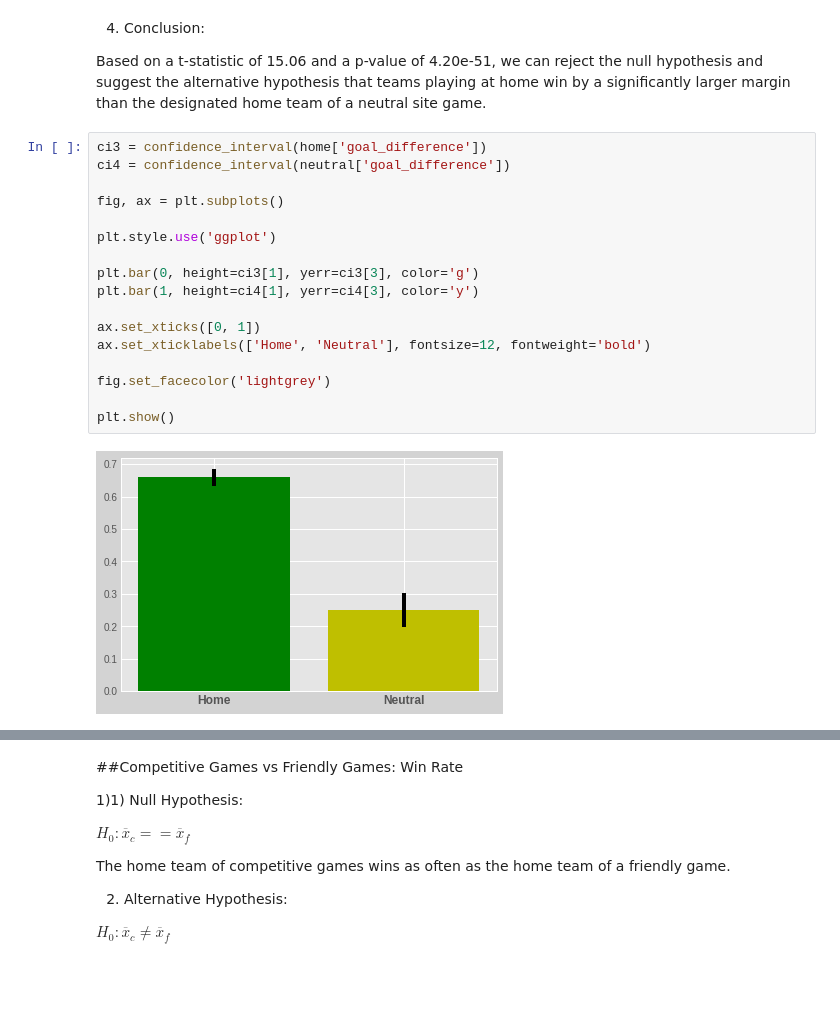
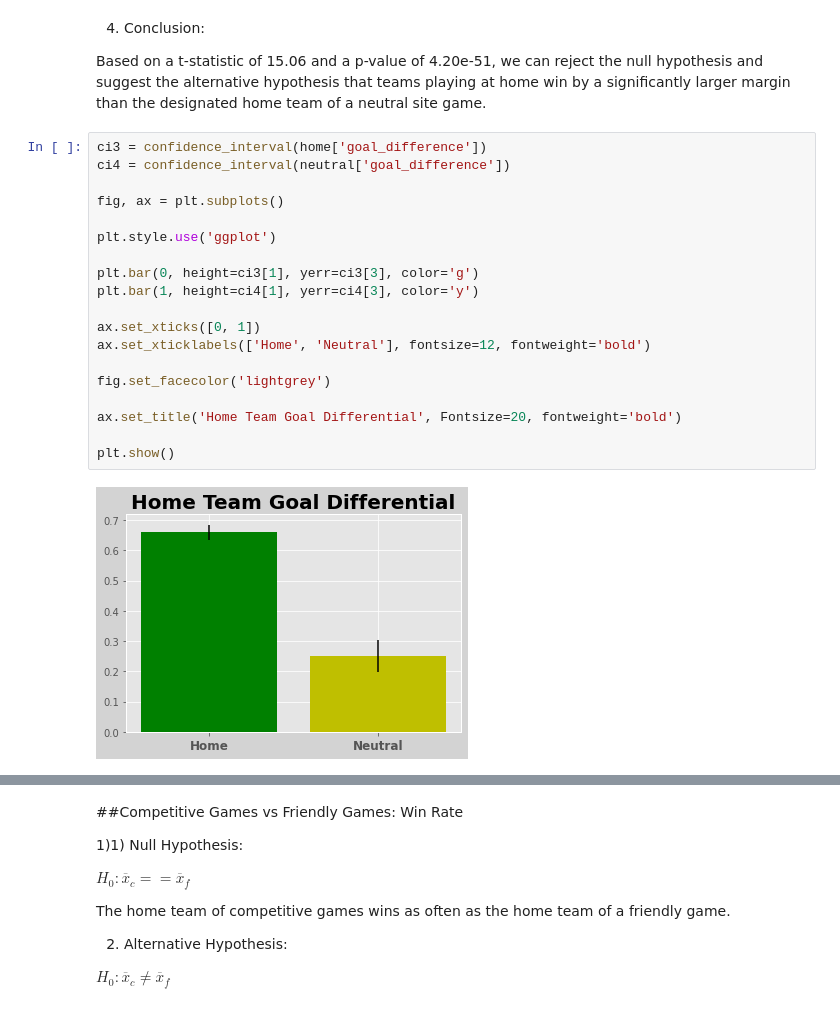
Before and after one commit to Tristan-Brown1096/DS18_Unit_1_Build_Week_Project, a Jupyter notebook: unit_1_build_week_project.ipynb, the cells around one changed output, grey strips where cells are left out. Drawn from its saved outputs; the diff is of its cells as text; blank space fills up the shorter version.

```diff
--- a/unit_1_build_week_project.ipynb
+++ b/unit_1_build_week_project.ipynb
@@ -273,22 +276,24 @@ Based on a t-statistic of 15.06 and a p-value of 4.20e-51, we can reject the nul
 # %%
 ci3 = confidence_interval(home['goal_difference'])
 ci4 = confidence_interval(neutral['goal_difference'])
 
 fig, ax = plt.subplots()
 
 plt.style.use('ggplot')
 
 plt.bar(0, height=ci3[1], yerr=ci3[3], color='g')
 plt.bar(1, height=ci4[1], yerr=ci4[3], color='y')
 
 ax.set_xticks([0, 1])
 ax.set_xticklabels(['Home', 'Neutral'], fontsize=12, fontweight='bold')
 
 fig.set_facecolor('lightgrey')
 
+ax.set_title('Home Team Goal Differential', Fontsize=20, fontweight='bold')
+
 plt.show()
 # %% [output]
-[figure, old version]
+[figure, new version]
 # %%
 #graphing differences in goals scored vs goals allowed of neutral and non-neutral site games
 fig, ax = plt.subplots()
```
Also changed, not shown: parts of 4 cells of this notebook.
